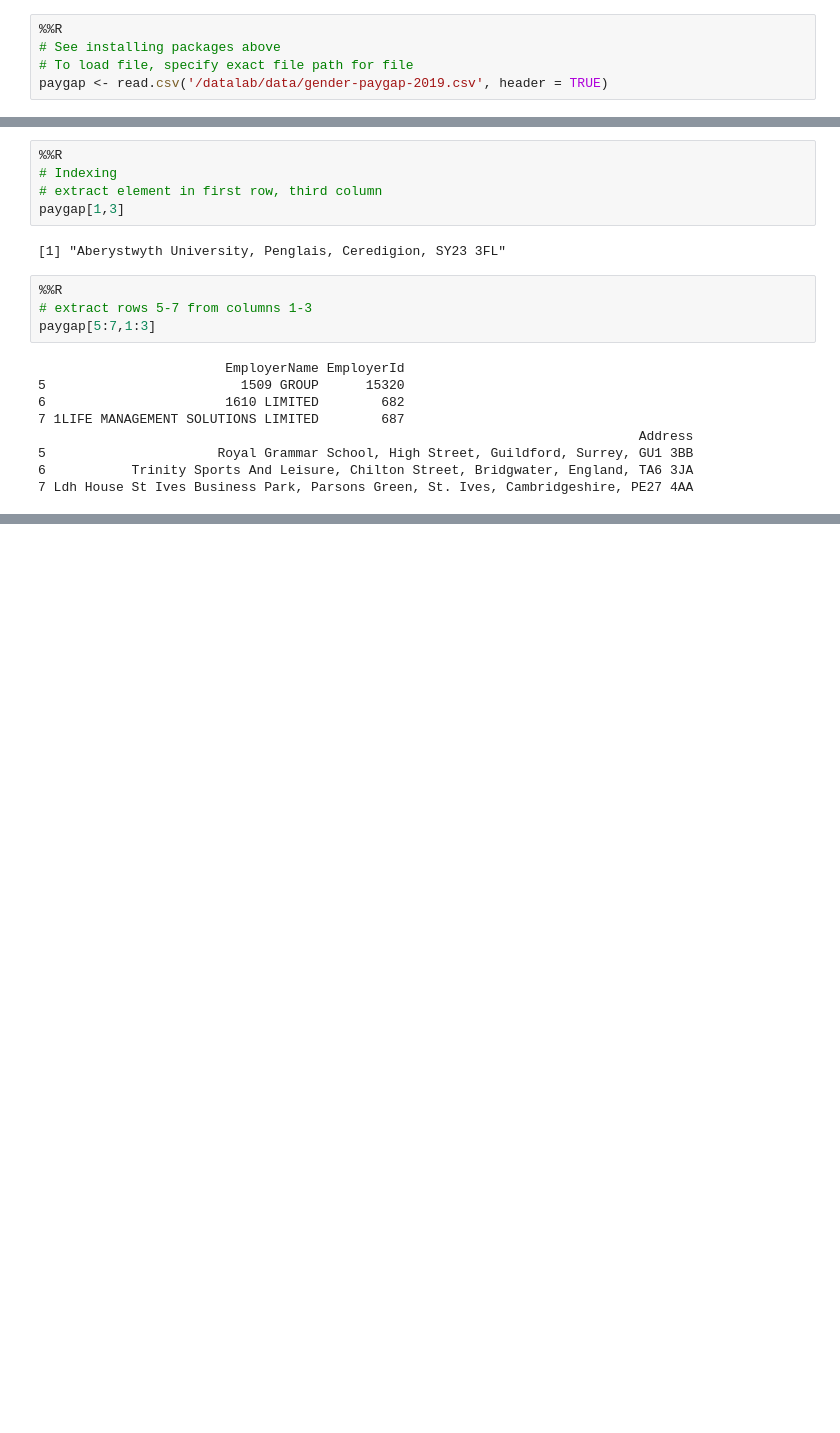
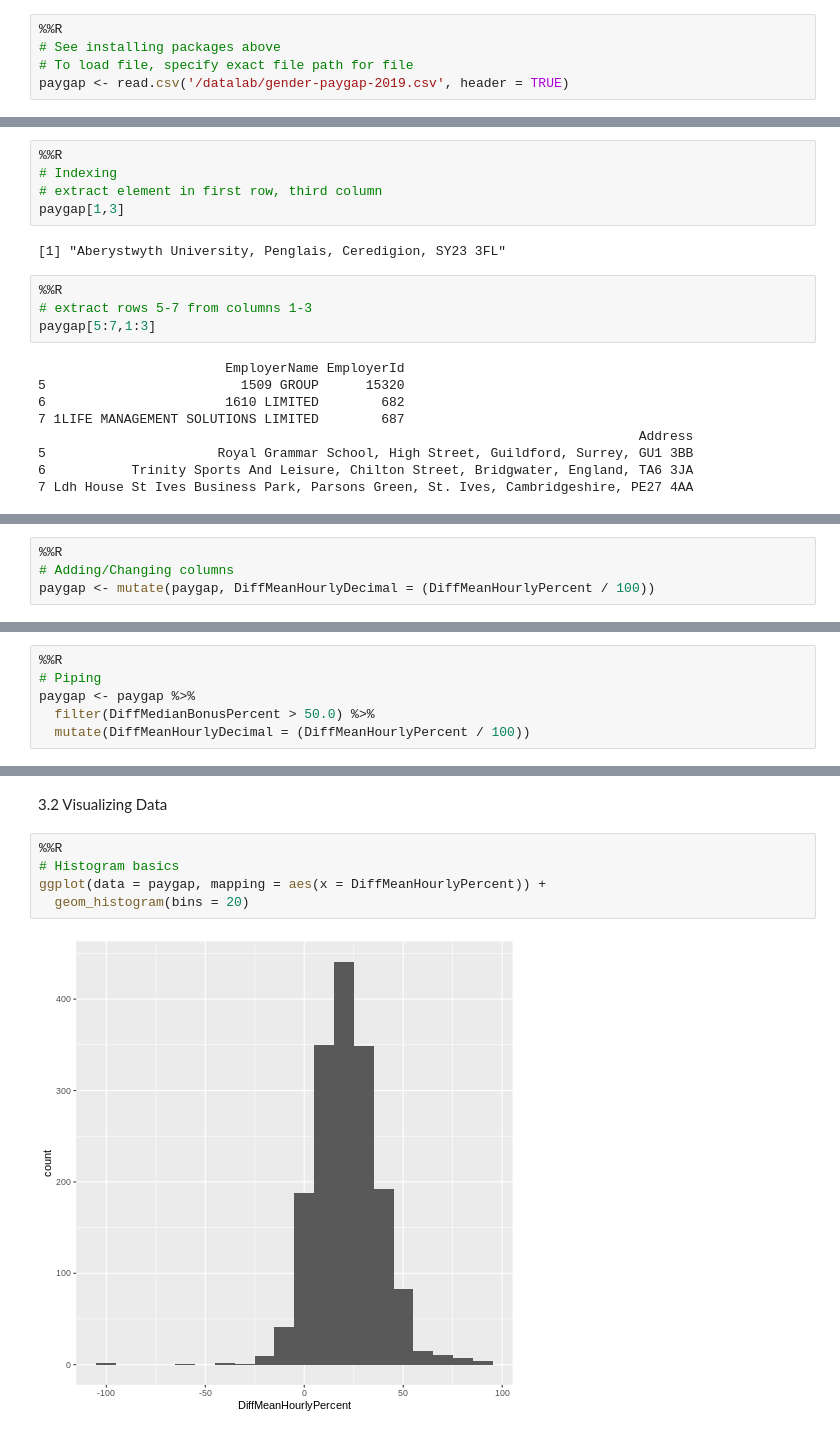
Before and after one commit to rimashah1/introR, a Jupyter notebook: bookbrown.ipynb, the cells around one changed output, grey strips where cells are left out. Cells and saved outputs as stored; diff of their text form; blank space fills up the shorter version.

```diff
--- a/bookbrown.ipynb
+++ b/bookbrown.ipynb
@@ -73,7 +47,7 @@ R Markdown is a format for creating unified documents with R. Unlike the R scrip
 %%R
 # See installing packages above
 # To load file, specify exact file path for file
-paygap <- read.csv('/datalab/data/gender-paygap-2019.csv', header = TRUE)
+paygap <- read.csv('/datalab/gender-paygap-2019.csv', header = TRUE)
 # %%
 %%R
 # Viewing Data
@@ -177,0 +146,4 @@ UsageError: Cell magic `%%R` not found.
+# %%
+%%R
+# Adding/Changing columns
+paygap <- mutate(paygap, DiffMeanHourlyDecimal = (DiffMeanHourlyPercent / 100))
@@ -177,0 +157,6 @@ UsageError: Cell magic `%%R` not found.
+# %%
+%%R
+# Piping
+paygap <- paygap %>%
+  filter(DiffMedianBonusPercent > 50.0) %>%
+  mutate(DiffMeanHourlyDecimal = (DiffMeanHourlyPercent / 100))
@@ -177,0 +178,9 @@ UsageError: Cell magic `%%R` not found.
+# %% [markdown]
+3.2 Visualizing Data
+# %%
+%%R
+# Histogram basics
+ggplot(data = paygap, mapping = aes(x = DiffMeanHourlyPercent)) +
+  geom_histogram(bins = 20)
+# %% [output]
+[figure, added]
```
Also changed, not shown: parts of 13 cells of this notebook.
